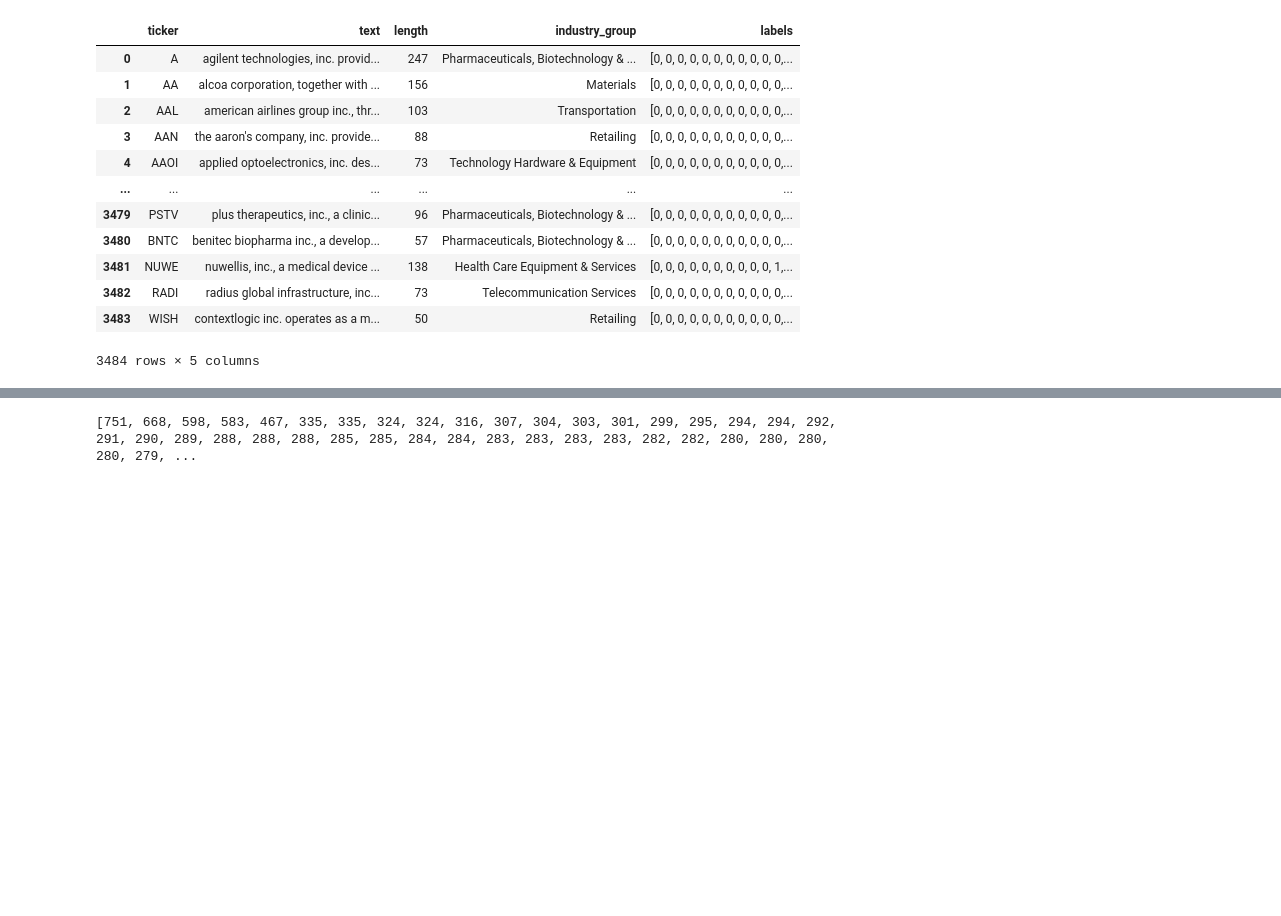
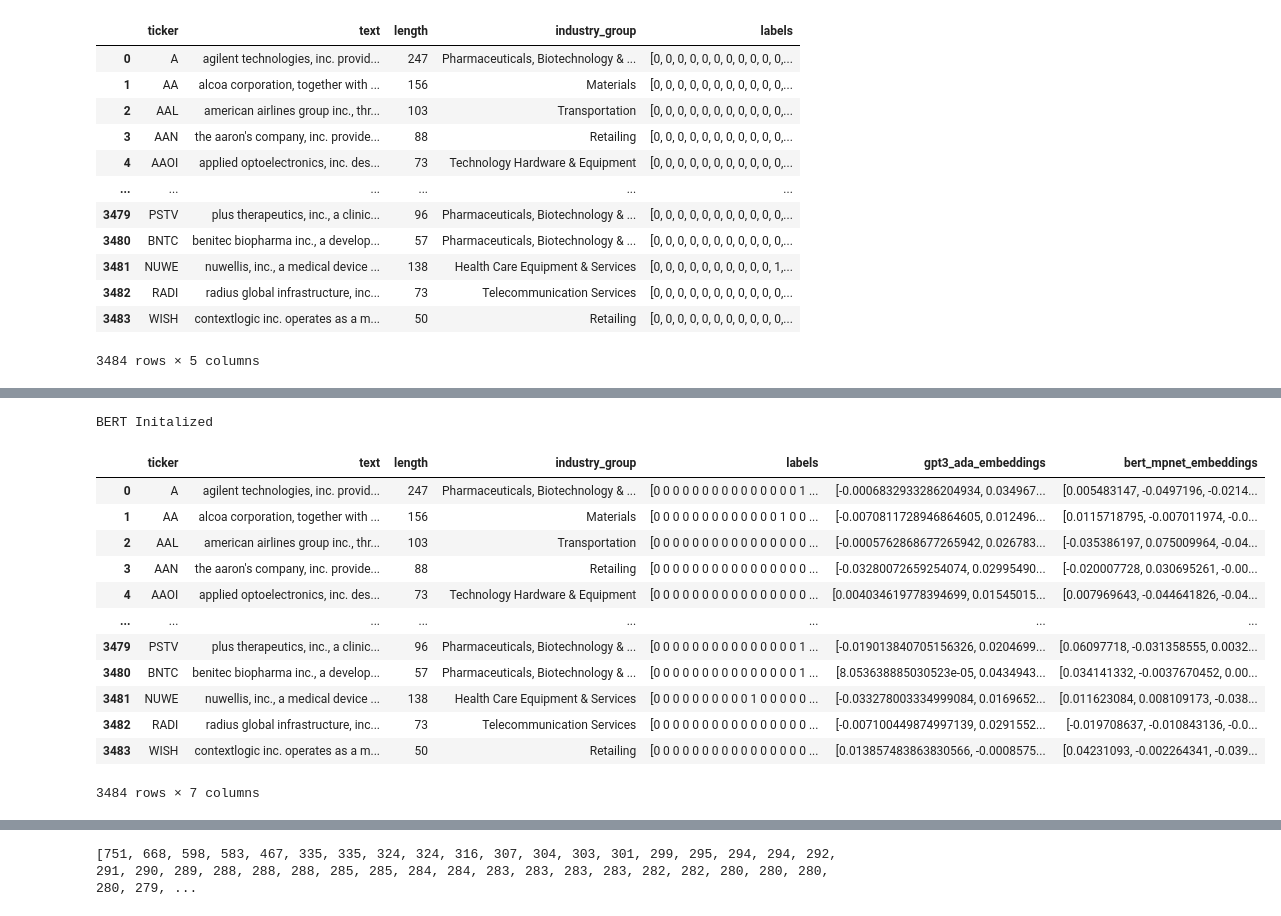
Before and after one commit to ece1786-2022/DeCo, a Jupyter notebook: notebooks/Phase_1_Industry_Group_Classification.ipynb, the cells around one changed output, grey strips where cells are left out. Drawn from its saved outputs; the diff is of its cells as text; code cells hidden in the pictures; blank space fills up the shorter version.

```diff
--- a/notebooks/Phase_1_Industry_Group_Classification.ipynb
+++ b/notebooks/Phase_1_Industry_Group_Classification.ipynb
@@ -145,0 +130,8 @@ data
+# %%
+def get_embedding_from_gpt3(text, model="text-similarity-ada-001"):
+   text = text.replace("\n", " ")
+   return openai.Embedding.create(input = [text], model=model)['data'][0]['embedding']
+# %%
+df = pd.read_csv("train_validation_data.csv")
+df['gpt3_ada_embeddings'] = df.text.apply(lambda x: get_embedding_from_gpt3(x, model='text-similarity-ada-001'))
+display(df)
@@ -145,0 +152,27 @@ data
+# %%
+pretrained_model = None
+def get_embedding_from_bert(texts, model_name='sentence-transformers/all-mpnet-base-v2'):
+  global pretrained_model
+  if pretrained_model == None:
+    pretrained_model = SentenceTransformer(model_name)
+    print("\nBERT Initalized")
+  texts_embedding = pretrained_model.encode(texts)
+  return list(texts_embedding)
+# %%
+df['bert_mpnet_embeddings'] = df.text.apply(lambda x: get_embedding_from_bert(x, model_name='sentence-transformers/all-mpnet-base-v2'))
+display(df)
+# %% [output]
+BERT Initalized
+|  | ticker | text | length | industry_group | labels | gpt3_ada_embeddings | bert_mpnet_embeddings |
+| 0 | A | agilent technologies, inc. provid... | 247 | Pharmaceuticals, Biotechnology & ... | [0 0 0 0 0 0 0 0 0 0 0 0 0 0 0 1 ... | [-0.0006832933286204934, 0.034967... | [0.005483147, -0.0497196, -0.0214... |
+| 1 | AA | alcoa corporation, together with ... | 156 | Materials | [0 0 0 0 0 0 0 0 0 0 0 0 0 1 0 0 ... | [-0.0070811728946864605, 0.012496... | [0.0115718795, -0.007011974, -0.0... |
+| 2 | AAL | american airlines group inc., thr... | 103 | Transportation | [0 0 0 0 0 0 0 0 0 0 0 0 0 0 0 0 ... | [-0.0005762868677265942, 0.026783... | [-0.035386197, 0.075009964, -0.04... |
+| 3 | AAN | the aaron's company, inc. provide... | 88 | Retailing | [0 0 0 0 0 0 0 0 0 0 0 0 0 0 0 0 ... | [-0.03280072659254074, 0.02995490... | [-0.020007728, 0.030695261, -0.00... |
+| 4 | AAOI | applied optoelectronics, inc. des... | 73 | Technology Hardware & Equipment | [0 0 0 0 0 0 0 0 0 0 0 0 0 0 0 0 ... | [0.004034619778394699, 0.01545015... | [0.007969643, -0.044641826, -0.04... |
+| ... | ... | ... | ... | ... | ... | ... | ... |
+| 3479 | PSTV | plus therapeutics, inc., a clinic... | 96 | Pharmaceuticals, Biotechnology & ... | [0 0 0 0 0 0 0 0 0 0 0 0 0 0 0 1 ... | [-0.019013840705156326, 0.0204699... | [0.06097718, -0.031358555, 0.0032... |
+| 3480 | BNTC | benitec biopharma inc., a develop... | 57 | Pharmaceuticals, Biotechnology & ... | [0 0 0 0 0 0 0 0 0 0 0 0 0 0 0 1 ... | [8.053638885030523e-05, 0.0434943... | [0.034141332, -0.0037670452, 0.00... |
+| 3481 | NUWE | nuwellis, inc., a medical device ... | 138 | Health Care Equipment & Services | [0 0 0 0 0 0 0 0 0 0 1 0 0 0 0 0 ... | [-0.033278003334999084, 0.0169652... | [0.011623084, 0.008109173, -0.038... |
+| 3482 | RADI | radius global infrastructure, inc... | 73 | Telecommunication Services | [0 0 0 0 0 0 0 0 0 0 0 0 0 0 0 0 ... | [-0.007100449874997139, 0.0291552... | [-0.019708637, -0.010843136, -0.0... |
+| 3483 | WISH | contextlogic inc. operates as a m... | 50 | Retailing | [0 0 0 0 0 0 0 0 0 0 0 0 0 0 0 0 ... | [0.013857483863830566, -0.0008575... | [0.04231093, -0.002264341, -0.039... |
+3484 rows × 7 columns
```
Also changed, not shown: parts of 67 cells of this notebook.
